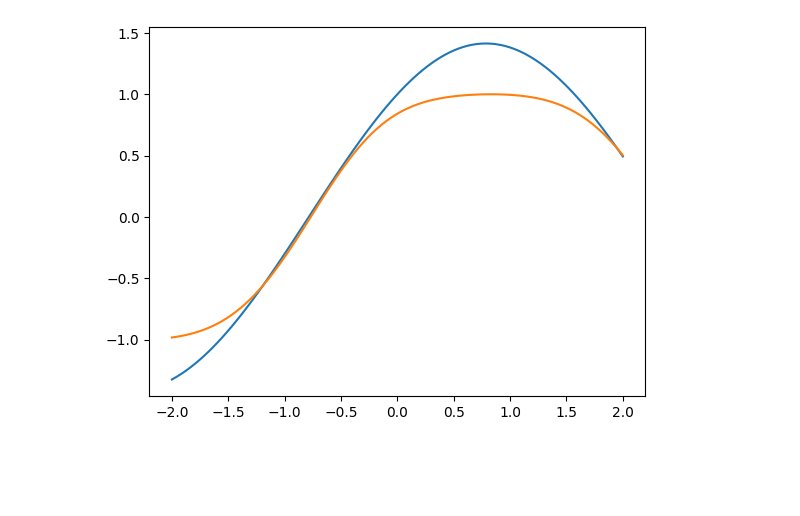
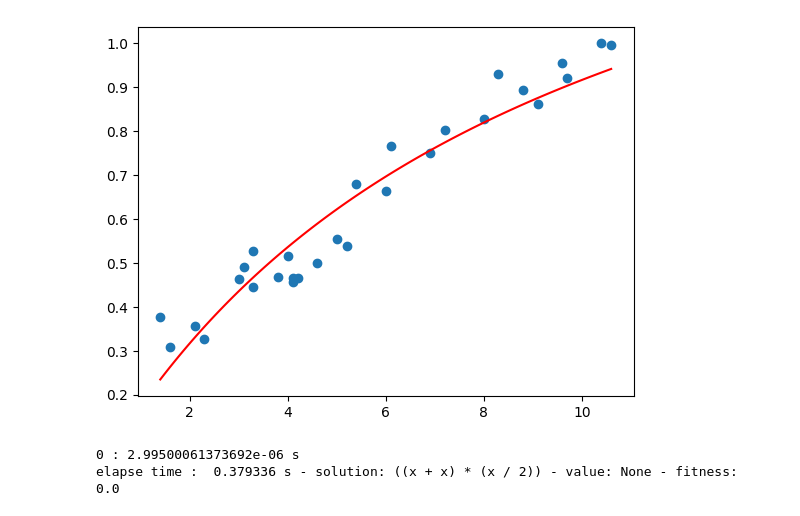
Before and after one commit to PetarP02/RIProjekat, a Jupyter notebook: Test.ipynb, the cells around one changed output. Saved outputs shown, nothing was run; the diff lists cells and outputs as text; code cells hidden in the pictures; blank space fills up the shorter version.

```diff
--- a/Test.ipynb
+++ b/Test.ipynb
@@ -16,2 +40,3 @@ for i, j in zip(xaxis, yaxis):
 # %%
-genP = GenProg(varF1, varF1[0][:-1], 100, 5, 0.2, 500)
+genP = GenProg(var, var[0][:-1], 200, 3, 0.15, 500, error=1e-3)
+_ = genP.findSolution()
@@ -27,9 +50,17 @@ elapse time :  158.686388 s - solution: sin((x + cos(sin(x)))) - value: None - f
 # %%
-bestGeneValues = [n[-1] for n in genP.bestFit.gene.valueCalcVar(varF1)[1:]]
+varX = [v[0] for v in var[1:]]
+varY = [v[1] for v in var[1:]]
 
-plt.plot(xaxis, yaxis)
-plt.plot(xaxis, bestGeneValues)
+axisX = [['Y_OfExp']]
+for n in np.linspace(min(varX), max(varX), 100):
+    axisX.append([n])
+
+bestGeneValues = [n[-1] for n in genP.bestFit.gene.valueCalcVar(axisX)[1:]]
+
+
+plt.scatter(varX, varY)
+plt.plot(axisX[1:], bestGeneValues, c = 'red')
 
 plt.show()
 # %% [output]
-[figure, old version]
+[figure, new version]
@@ -35,0 +77,6 @@ plt.show()
+# %%
+genP2 = GenProg(varF1, varF1[0][:-1], 100, 3, 0.15, 500, error=1e-3)
+_ = genP2.findSolution()
+# %% [output]
+0 : 2.99500061373692e-06 s
+elapse time :  0.379336 s - solution: ((x + x) * (x / 2)) - value: None - fitness: 0.0
```
Also changed, not shown: parts of 6 cells of this notebook, 2 other files.
